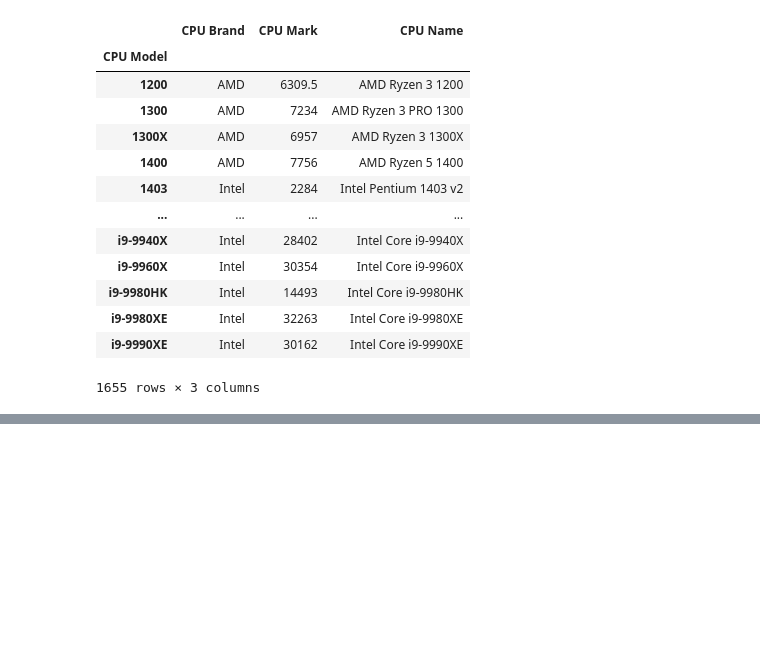
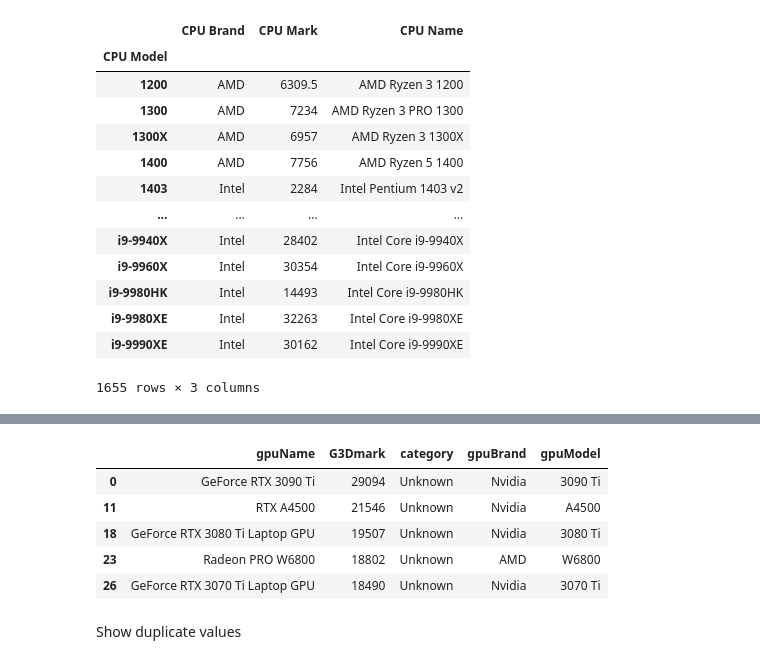
Before and after one commit to willzj6/Portfolio, a Jupyter notebook: Script3_pandaTransformation.ipynb, the cells around one changed output, grey strips where cells are left out. Saved outputs shown, nothing was run; the diff lists cells and outputs as text; code cells hidden in the pictures; blank space fills up the shorter version.

```diff
--- a/Script3_pandaTransformation.ipynb
+++ b/Script3_pandaTransformation.ipynb
@@ -478,0 +673,51 @@ cpu_modify
+# %%
+# Extract gpu model
+def extract_gpu_model(row):
+    gpu_regex = r'\b[A-Z0-9-]*\d\d[A-Z0-9-]*\b'
+    brand = row.gpuBrand
+    name = row.gpuName
+
+    if brand == 'Nvidia':
+        gpu_model = re.search(gpu_regex, name)
+        if gpu_model != None:
+            gpu_model = gpu_model.group(0)
+            if re.search('Ti', name, re.IGNORECASE):
+                gpu_model += ' Ti'
+            if re.search('Super', name, re.IGNORECASE):
+                gpu_model += ' Super'
+            return gpu_model
+        else:
+            return 'Unknown model'
+
+    elif brand == 'AMD':
+        gpu_model = re.search(gpu_regex, name)
+        if gpu_model != None:
+            gpu_model = gpu_model.group(0)
+            if 'XT' in name:
+                gpu_model += ' XT'
+            return gpu_model
+        else:
+            return 'Unknown model'
+
+    elif brand == 'Intel':
+        intelName = name.split(' ')
+        if intelName[0] == 'Intel':
+            gpu_model = ' '.join(intelName[1:])
+        else:
+            gpu_model = name
+        return gpu_model
+
+    else:
+        return 'Unknown brand'
+
+gpu_modify['gpuModel'] = gpu_modify.apply(extract_gpu_model, axis=1)
+gpu_modify.head()
+# %% [output]
+|  | gpuName | G3Dmark | category | gpuBrand | gpuModel |
+| 0 | GeForce RTX 3090 Ti | 29094 | Unknown | Nvidia | 3090 Ti |
+| 11 | RTX A4500 | 21546 | Unknown | Nvidia | A4500 |
+| 18 | GeForce RTX 3080 Ti Laptop GPU | 19507 | Unknown | Nvidia | 3080 Ti |
+| 23 | Radeon PRO W6800 | 18802 | Unknown | AMD | W6800 |
+| 26 | GeForce RTX 3070 Ti Laptop GPU | 18490 | Unknown | Nvidia | 3070 Ti |
+# %% [markdown]
+Show duplicate values
```
Also changed, not shown: parts of 52 cells of this notebook.
